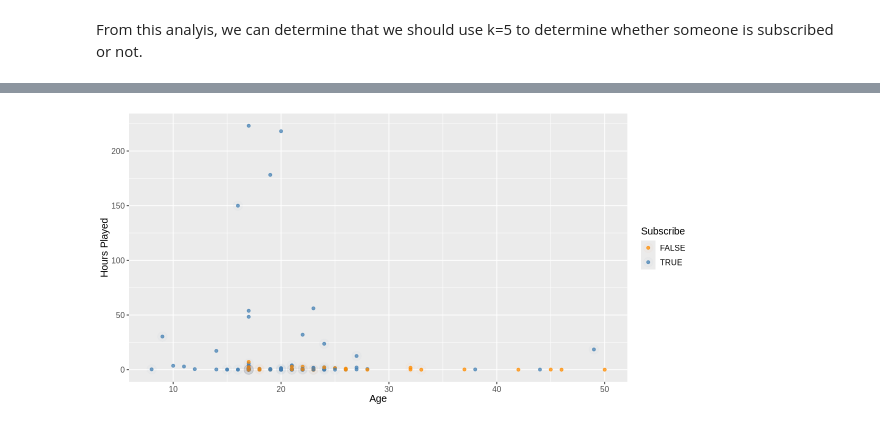
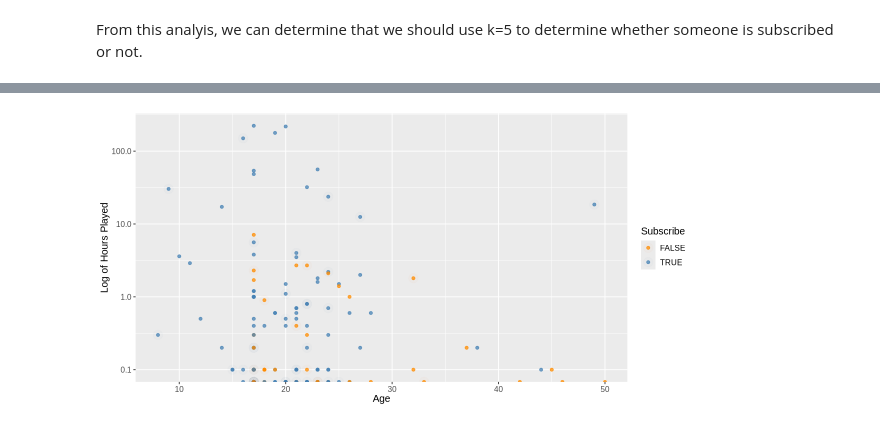
Before and after one commit to svipond2/dscigroupproject2, a Jupyter notebook: project2.ipynb, the cells around one changed output, grey strips where cells are left out. Cells and saved outputs as stored; diff of their text form; code cells hidden in the pictures.

Commit message:
working on plot

```diff
--- a/project2.ipynb
+++ b/project2.ipynb
@@ -278,7 +278,7 @@ players_plot <-
   ggplot() +
   geom_point(data = players_select,
              mapping = aes(x = Age,
-                           y = played_hours,
+                           y =played_hours,
                            color = subscribe),
              alpha = 0.75) +
   geom_point(data = players_predictions,
@@ -287,9 +287,10 @@ players_plot <-
                            color = subscribe),
              alpha = 0.02,
              size = 5) +
+    scale_y_log10()+
   labs(color = "Subscribe",
        x = "Age",
-       y = "Hours Played") +
+       y = "Log of Hours Played") +
   scale_color_manual(values = c("darkorange", "steelblue")) +
   theme(text = element_text(size = 12))
 
@@ -298,4 +303,4 @@ players_plot
 Warning message:
 “Removed 2 rows containing missing values or values outside the scale range
 (`geom_point()`).”
-[figure, old version]
+[figure, new version]
```
Also changed, not shown: parts of 1 cell of this notebook.
